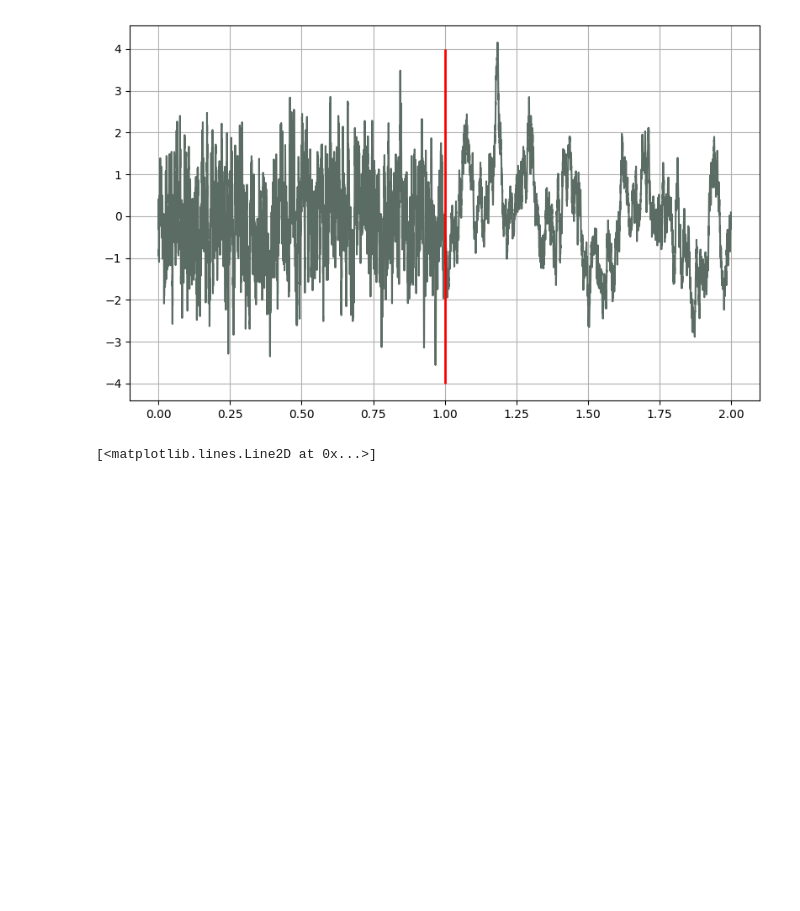
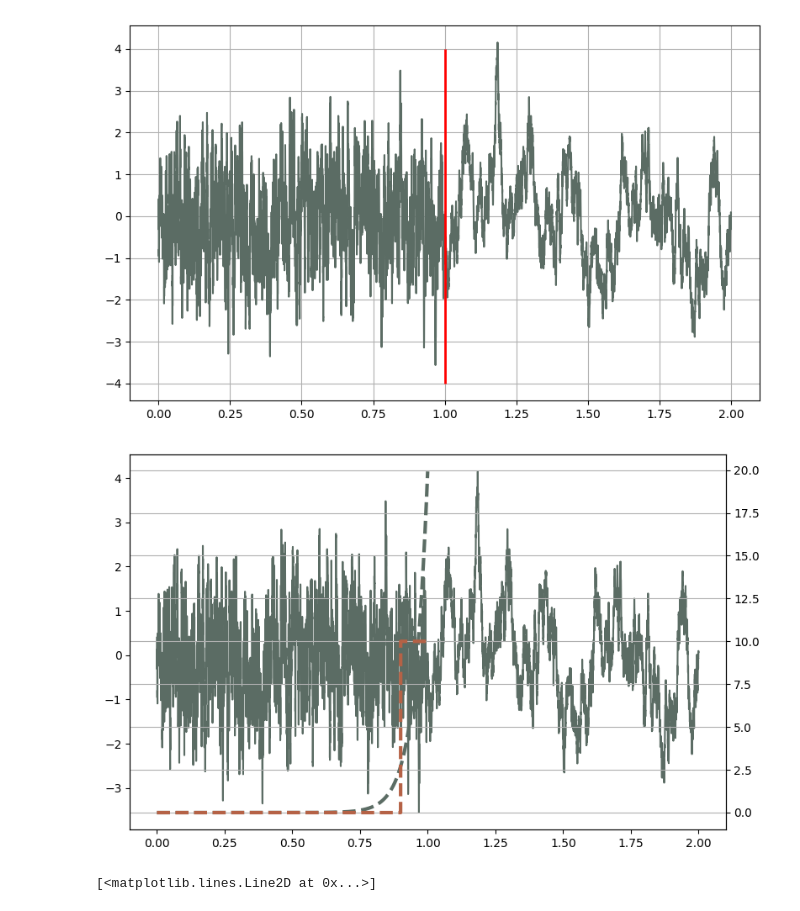
Before and after one commit to MrG1raffe/signature, a Jupyter notebook: notebooks/CPD.ipynb, the cells around one changed output. Saved outputs shown, nothing was run; the diff lists cells and outputs as text; code cells hidden in the pictures; blank space fills up the shorter version.

```diff
--- a/notebooks/CPD.ipynb
+++ b/notebooks/CPD.ipynb
@@ -61,6 +58,25 @@ ax.vlines(t_grid[cp_idx], ymin=-4, ymax=4, linestyles='-', color="r", lw=2)
 # %% [output]
 <matplotlib.collections.LineCollection at 0x...>
 [figure]
+# %%
+fig, ax = plt.subplots()
+# 1. Create the twin axis for the exponential curves
+ax_twin = ax.twinx()
+
+# 2. Plot the signals on the original (left) y-axis
+line1, = ax.plot(t_grid, signal, color=color_cycle[0], label='Signal')
+
+# 3. Plot the exponential curves on the new (right) y-axis
+# Added linestyle='--' to help distinguish theoretical curves from raw data
+lam_1 = 20
+line3, = ax_twin.plot(t_grid[:cp_idx], lam_1 * np.exp(lam_1 * (t_grid[:cp_idx] - t_grid[cp_idx])),
+                     color=color_cycle[0], linestyle='--', label='Fit 1', lw=3)
+wind = 500 / 5000
+line3, = ax_twin.plot(t_grid[:cp_idx], (t_grid[:cp_idx] <= 1) * (t_grid[:cp_idx] >= 1 - wind) / wind,
+                     color=color_cycle[1], linestyle='--', label='Fit 1', lw=3)
+ax.grid(False)
+# %% [output]
+[figure, added]
 # %%
 # path = np.vstack((t_grid, t_grid, np.cumsum(signal) * np.diff(t_grid)[0])).T
 path = np.vstack((t_grid, t_grid, signal)).T
```
Also changed, not shown: parts of 7 cells of this notebook.
